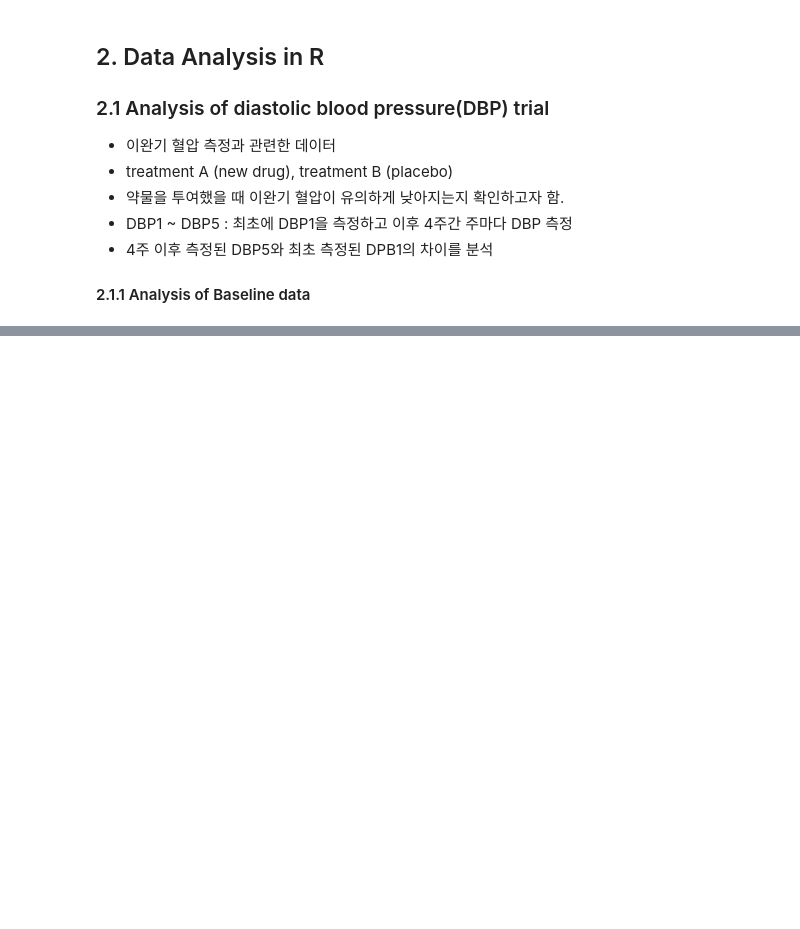
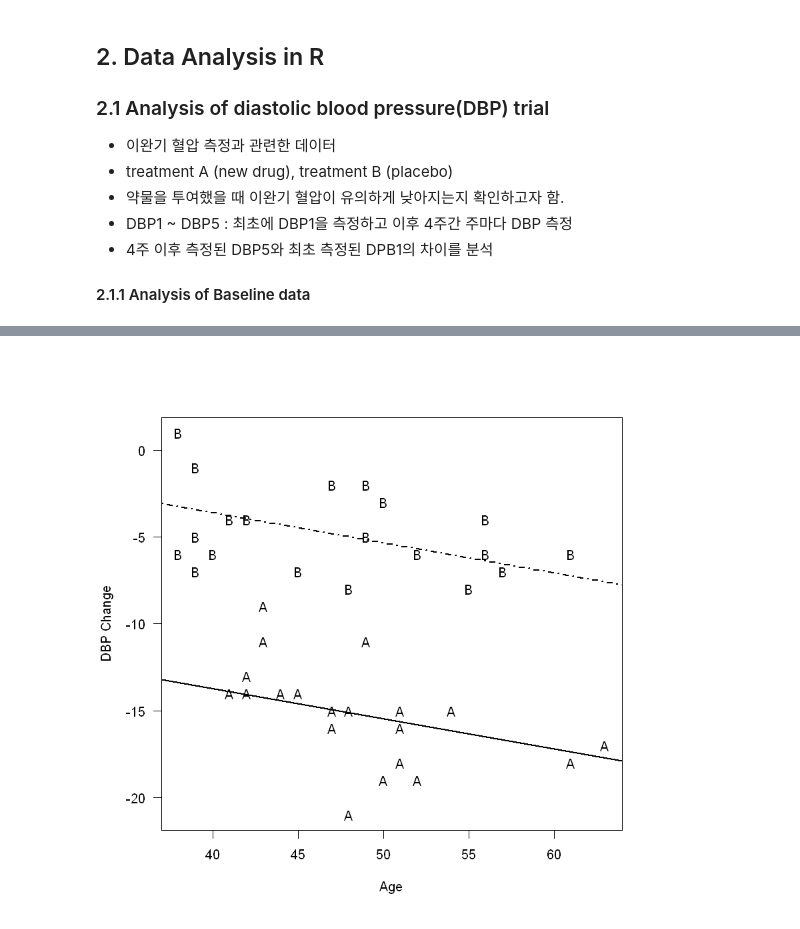
Before and after one commit to hsyliark/GSS-MBA-for-Big-Data, a Jupyter notebook: JBNU_Statistics_Ph.D/3rd semester/생물통계학/발표준비/Chapter4/Ch4. Treatment Comparisons in Clinical Trials with Covariates.ipynb, the cells around one changed output, grey strips where cells are left out. Cells and saved outputs as stored; diff of their text form; code cells hidden in the pictures; blank space fills up the shorter version.

```diff
--- a/JBNU_Statistics_Ph.D/3rd semester/생물통계학/발표준비/Chapter4/Ch4. Treatment Comparisons in Clinical Trials with Covariates.ipynb
+++ b/JBNU_Statistics_Ph.D/3rd semester/생물통계학/발표준비/Chapter4/Ch4. Treatment Comparisons in Clinical Trials with Covariates.ipynb
@@ -99,0 +215,10 @@ ERROR: Error in eval(expr, envir, enclos): 객체 'DBP'를 찾을 수 없습니
+# %%
+###################################################
+### code chunk number 11: R4ANCOVA.rnw:425-431
+###################################################
+# fit the reduced model
+m2 = lm(diff~TRT+Age, dat)
+# output the anova
+anova(m2)
+# output the model fit
+summary(m2)
@@ -99,0 +252,10 @@ ERROR: Error in eval(expr, envir, enclos): 객체 'DBP'를 찾을 수 없습니
+# %%
+###################################################
+### code chunk number 12: ANCOVA.fig4diff
+###################################################
+plot(diff~Age,las=1,pch=as.character(TRT), dat,
+xlab="Age", ylab="DBP Change")
+abline(m2$coef[1], m2$coef[3],lwd=2, lty=1)
+abline(m2$coef[1]+m2$coef[2], m2$coef[3],lwd=2, lty=4)
+# %% [output]
+[figure, added]
```
Also changed, not shown: parts of 47 cells of this notebook, 6 other files.
